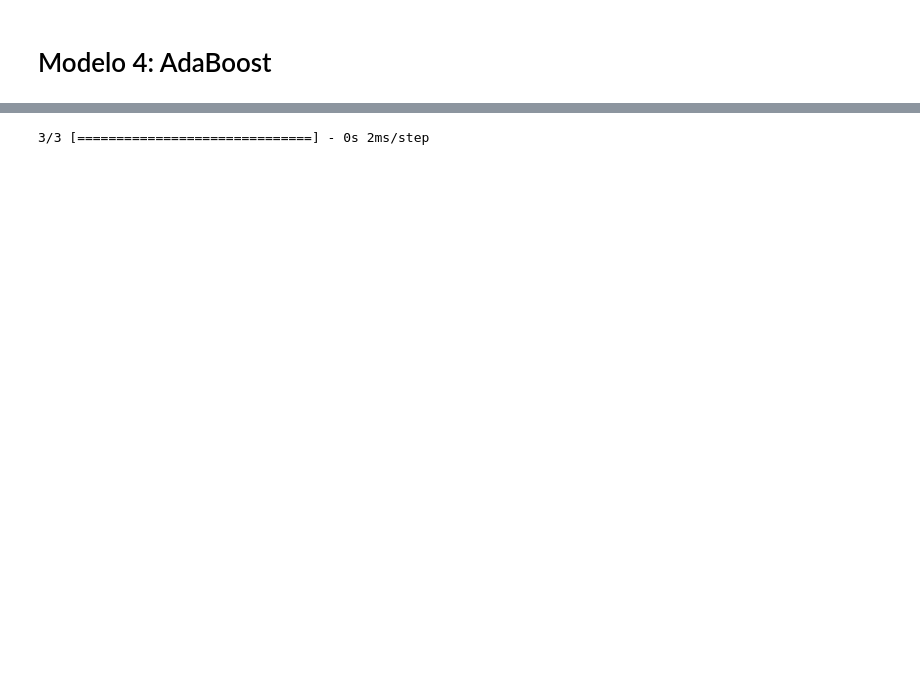
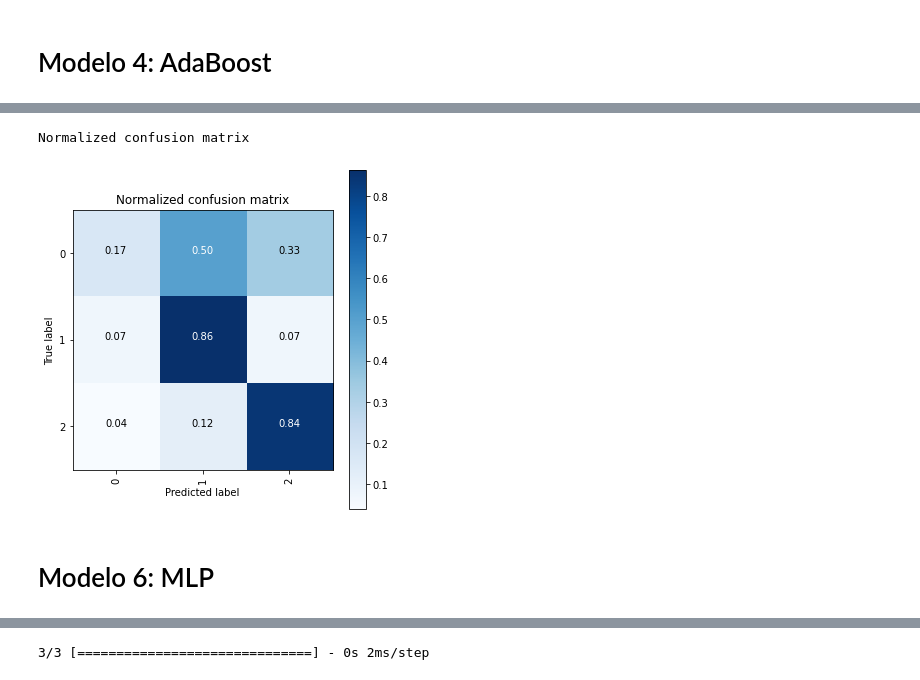
Before and after one commit to Diegofpdt/DL-aplicado-a-predicci-n-de-resultados-deportivos, a Jupyter notebook: Modelos_con_info_partido.ipynb, the cells around one changed output, grey strips where cells are left out. Cells and saved outputs as stored; diff of their text form; code cells hidden in the pictures; blank space fills up the shorter version.

```diff
--- a/Modelos_con_info_partido.ipynb
+++ b/Modelos_con_info_partido.ipynb
@@ -494,3 +644,16 @@ Normalized confusion matrix
+# %%
+cnf_matrix = confusion_matrix(y_test, predicted_ada)
+np.set_printoptions(precision=2)
+# Plot normalized confusion matrix
+plt.figure(figsize=(5,5))
+plot_confusion_matrix(cnf_matrix, classes=classes, normalize=True, title='Normalized confusion matrix')
+
+plt.show()
+# %% [output]
+Normalized confusion matrix
+[figure, added]
+# %% [markdown]
+# Modelo 6: MLP
 # %%
 import tensorflow as tf
 import tensorflow.keras as keras
```
Also changed, not shown: parts of 20 cells of this notebook.
